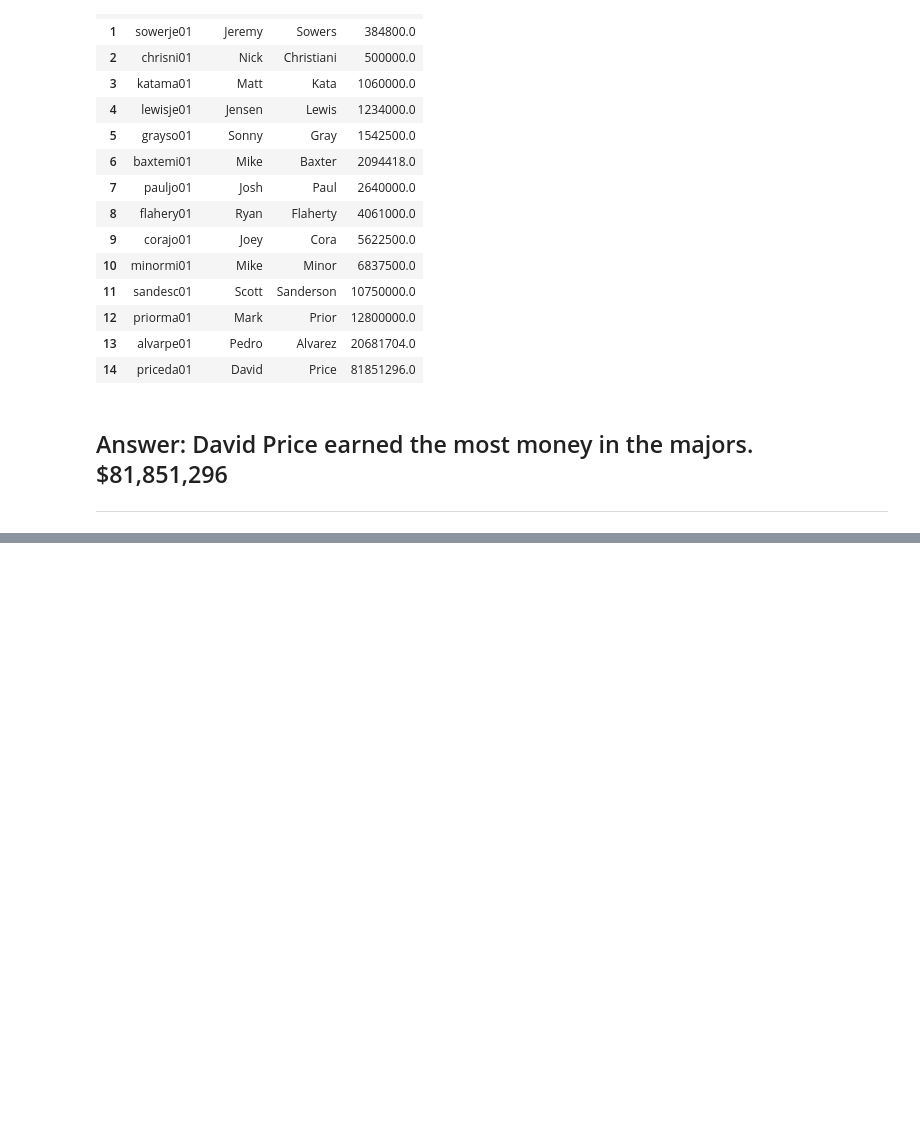
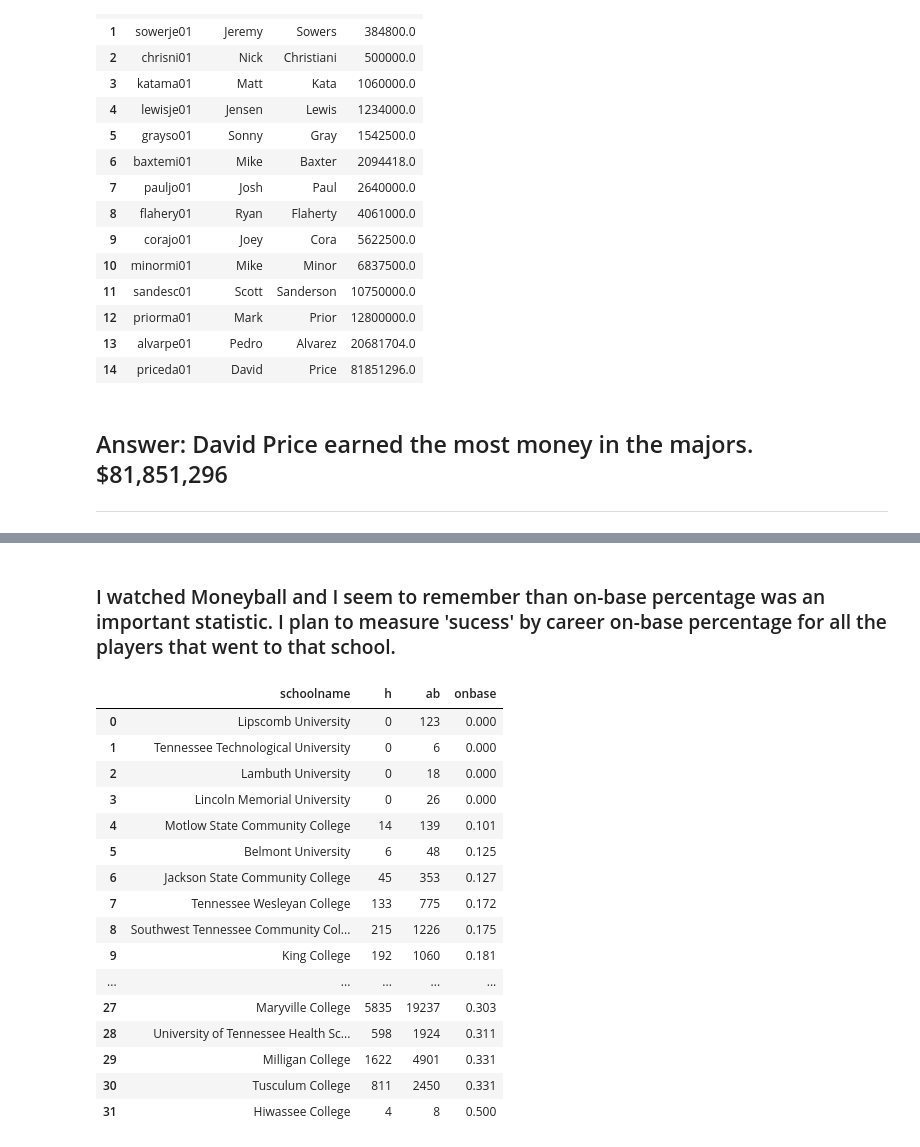
Before and after one commit to seiberttregoning/lahman-baseball-again, a Jupyter notebook: Questions_and_Answers.ipynb, the cells around one changed output, grey strips where cells are left out. Drawn from its saved outputs; the diff is of its cells as text; code cells hidden in the pictures; blank space fills up the shorter version.

```diff
--- a/Questions_and_Answers.ipynb
+++ b/Questions_and_Answers.ipynb
@@ -185,0 +526,2 @@ vandy_salaries
+# %% [markdown]
+### I watched Moneyball and I seem to remember than on-base percentage was an important statistic. I plan to measure 'sucess' by career on-base percentage for all the players that went to that school.
@@ -185,0 +542,2 @@ vandy_salaries
+# %%
+tn_collegeplaying_df = collegeplaying_df[collegeplaying_df['schoolid'].isin(tn_school_ids)]
@@ -185,0 +556,28 @@ vandy_salaries
+# %%
+college_grouped = college_hits.groupby('schoolname').agg({'h':'sum', 'ab':'sum'}).reset_index()
+
+college_grouped['onbase'] = round(college_grouped['h']/college_grouped['ab'], 3)
+
+college_grouped = college_grouped.sort_values('onbase').reset_index(drop = True)
+
+college_grouped = college_grouped.dropna(subset = ['onbase'])
+
+college_grouped
+# %% [output]
+|  | schoolname | h | ab | onbase |
+| 0 | Lipscomb University | 0 | 123 | 0.000 |
+| 1 | Tennessee Technological University | 0 | 6 | 0.000 |
+| 2 | Lambuth University | 0 | 18 | 0.000 |
+| 3 | Lincoln Memorial University | 0 | 26 | 0.000 |
+| 4 | Motlow State Community College | 14 | 139 | 0.101 |
+| 5 | Belmont University | 6 | 48 | 0.125 |
+| 6 | Jackson State Community College | 45 | 353 | 0.127 |
+| 7 | Tennessee Wesleyan College | 133 | 775 | 0.172 |
+| 8 | Southwest Tennessee Community Col... | 215 | 1226 | 0.175 |
+| 9 | King College | 192 | 1060 | 0.181 |
+| ... | ... | ... | ... | ... |
+| 27 | Maryville College | 5835 | 19237 | 0.303 |
+| 28 | University of Tennessee Health Sc... | 598 | 1924 | 0.311 |
+| 29 | Milligan College | 1622 | 4901 | 0.331 |
+| 30 | Tusculum College | 811 | 2450 | 0.331 |
+| 31 | Hiwassee College | 4 | 8 | 0.500 |
```
Also changed, not shown: parts of 72 cells of this notebook.
